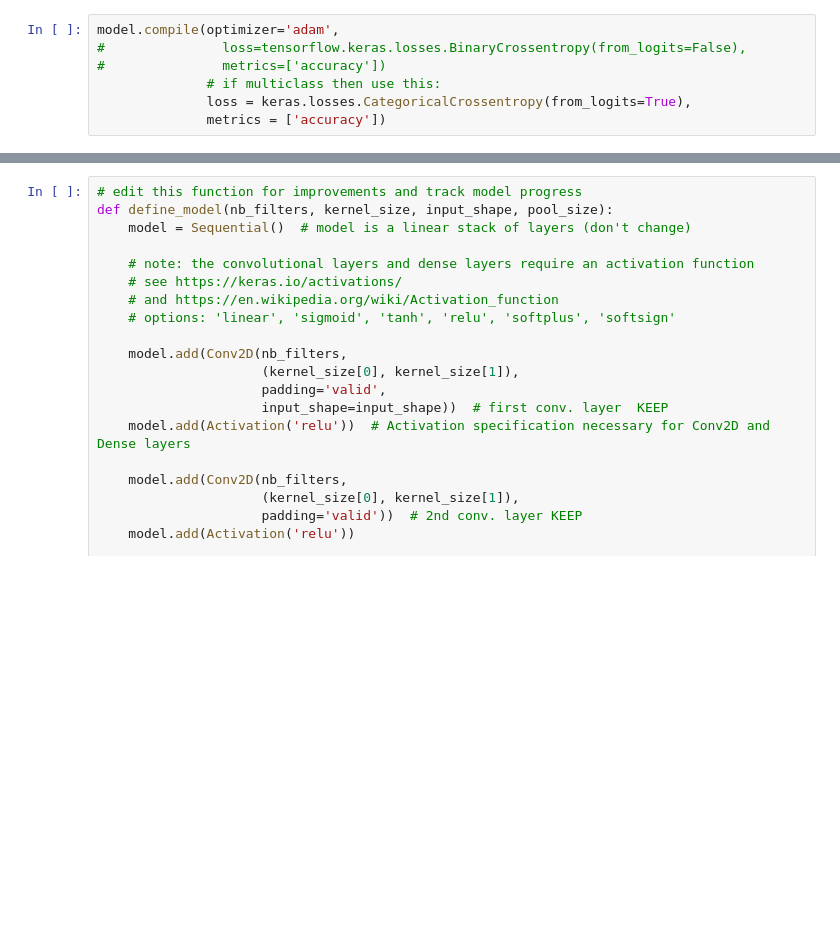
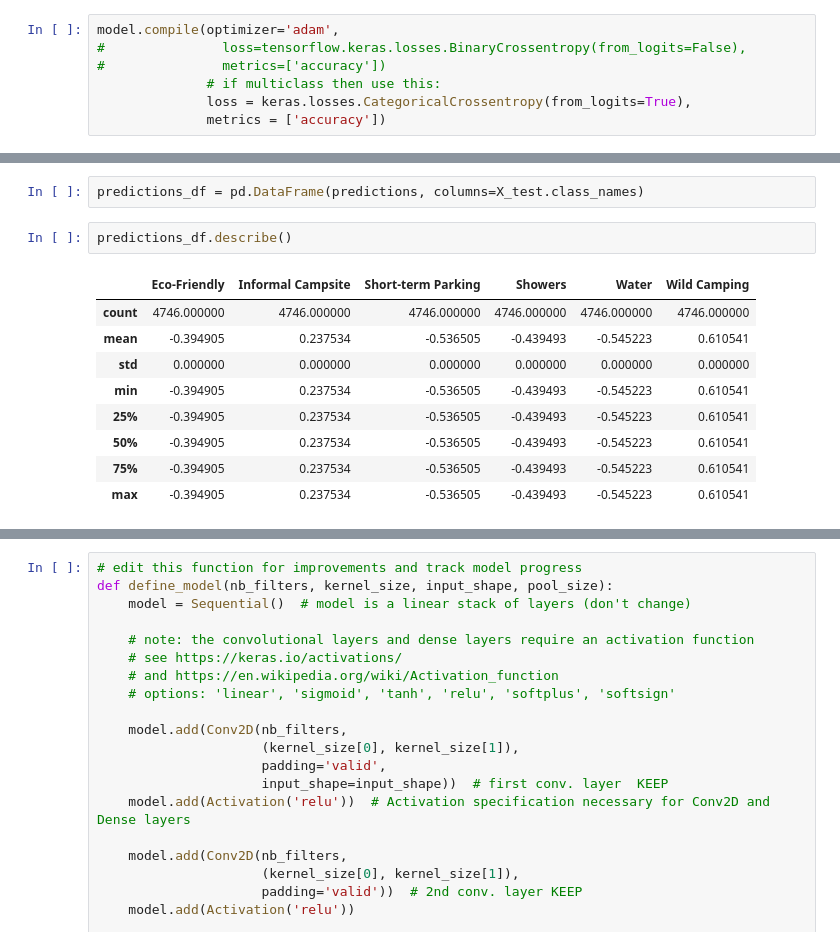
Before and after one commit to paultanger/CampsitePredict, a Jupyter notebook: preprocess_and_build_model-v2.ipynb, the cells around one changed output, grey strips where cells are left out. Saved outputs shown, nothing was run; the diff lists cells and outputs as text; blank space fills up the shorter version.

```diff
--- a/preprocess_and_build_model-v2.ipynb
+++ b/preprocess_and_build_model-v2.ipynb
@@ -191,3 +240,17 @@ print('Test accuracy:', score[1])  # this is the one we care about
+# %%
+predictions_df = pd.DataFrame(predictions, columns=X_test.class_names)
+# %%
+predictions_df.describe()
+# %% [output]
+|  | Eco-Friendly | Informal Campsite | Short-term Parking | Showers | Water | Wild Camping |
+| count | 4746.000000 | 4746.000000 | 4746.000000 | 4746.000000 | 4746.000000 | 4746.000000 |
+| mean | -0.394905 | 0.237534 | -0.536505 | -0.439493 | -0.545223 | 0.610541 |
+| std | 0.000000 | 0.000000 | 0.000000 | 0.000000 | 0.000000 | 0.000000 |
+| min | -0.394905 | 0.237534 | -0.536505 | -0.439493 | -0.545223 | 0.610541 |
+| 25% | -0.394905 | 0.237534 | -0.536505 | -0.439493 | -0.545223 | 0.610541 |
+| 50% | -0.394905 | 0.237534 | -0.536505 | -0.439493 | -0.545223 | 0.610541 |
+| 75% | -0.394905 | 0.237534 | -0.536505 | -0.439493 | -0.545223 | 0.610541 |
+| max | -0.394905 | 0.237534 | -0.536505 | -0.439493 | -0.545223 | 0.610541 |
 # %%
 # plot results
 acc = history.history['accuracy']
```
Also changed, not shown: parts of 26 cells of this notebook, 8 other files.
